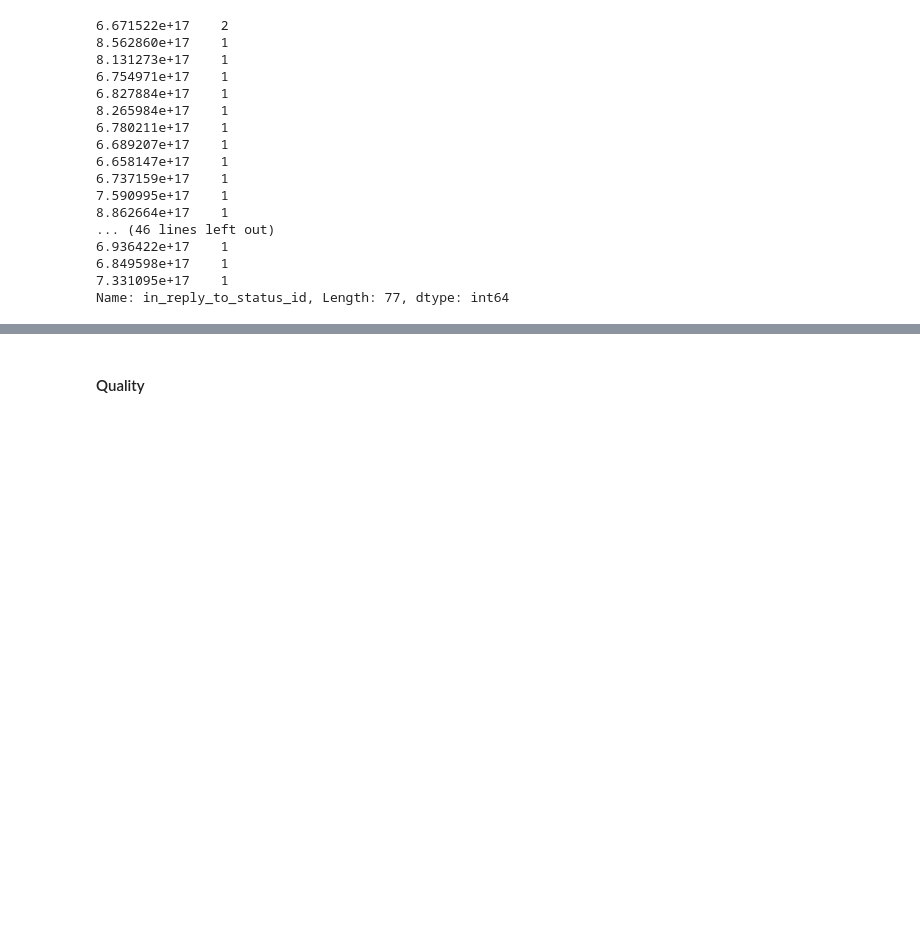
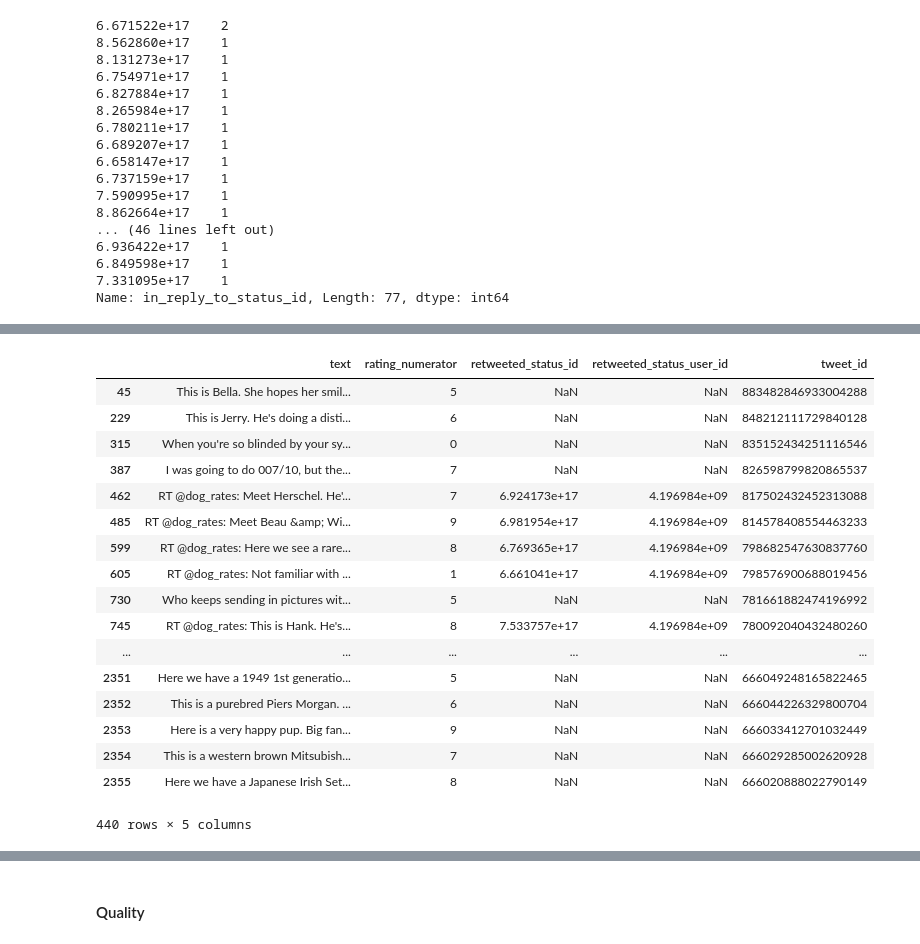
Before and after one commit to ordepzero/weratedogs_tweet_analysis, a Jupyter notebook: wrangle_act.ipynb, the cells around one changed output, grey strips where cells are left out. Drawn from its saved outputs; the diff is of its cells as text; code cells hidden in the pictures; blank space fills up the shorter version.

```diff
--- a/wrangle_act.ipynb
+++ b/wrangle_act.ipynb
@@ -101,0 +170,21 @@ Name: in_reply_to_status_id, Length: 77, dtype: int64
+# %%
+df_twitter[df_twitter['rating_numerator'] < 10][['text','rating_numerator','retweeted_status_id','retweeted_status_user_id','tweet_id']]
+# %% [output]
+|  | text | rating_numerator | retweeted_status_id | retweeted_status_user_id | tweet_id |
+| 45 | This is Bella. She hopes her smil... | 5 | NaN | NaN | 883482846933004288 |
+| 229 | This is Jerry. He's doing a disti... | 6 | NaN | NaN | 848212111729840128 |
+| 315 | When you're so blinded by your sy... | 0 | NaN | NaN | 835152434251116546 |
+| 387 | I was going to do 007/10, but the... | 7 | NaN | NaN | 826598799820865537 |
+| 462 | RT @dog_rates: Meet Herschel. He'... | 7 | 6.924173e+17 | 4.196984e+09 | 817502432452313088 |
+| 485 | RT @dog_rates: Meet Beau &amp; Wi... | 9 | 6.981954e+17 | 4.196984e+09 | 814578408554463233 |
+| 599 | RT @dog_rates: Here we see a rare... | 8 | 6.769365e+17 | 4.196984e+09 | 798682547630837760 |
+| 605 | RT @dog_rates: Not familiar with ... | 1 | 6.661041e+17 | 4.196984e+09 | 798576900688019456 |
+| 730 | Who keeps sending in pictures wit... | 5 | NaN | NaN | 781661882474196992 |
+| 745 | RT @dog_rates: This is Hank. He's... | 8 | 7.533757e+17 | 4.196984e+09 | 780092040432480260 |
+| ... | ... | ... | ... | ... | ... |
+| 2351 | Here we have a 1949 1st generatio... | 5 | NaN | NaN | 666049248165822465 |
+| 2352 | This is a purebred Piers Morgan. ... | 6 | NaN | NaN | 666044226329800704 |
+| 2353 | Here is a very happy pup. Big fan... | 9 | NaN | NaN | 666033412701032449 |
+| 2354 | This is a western brown Mitsubish... | 7 | NaN | NaN | 666029285002620928 |
+| 2355 | Here we have a Japanese Irish Set... | 8 | NaN | NaN | 666020888022790149 |
+440 rows × 5 columns
```
Also changed, not shown: parts of 11 cells of this notebook.
